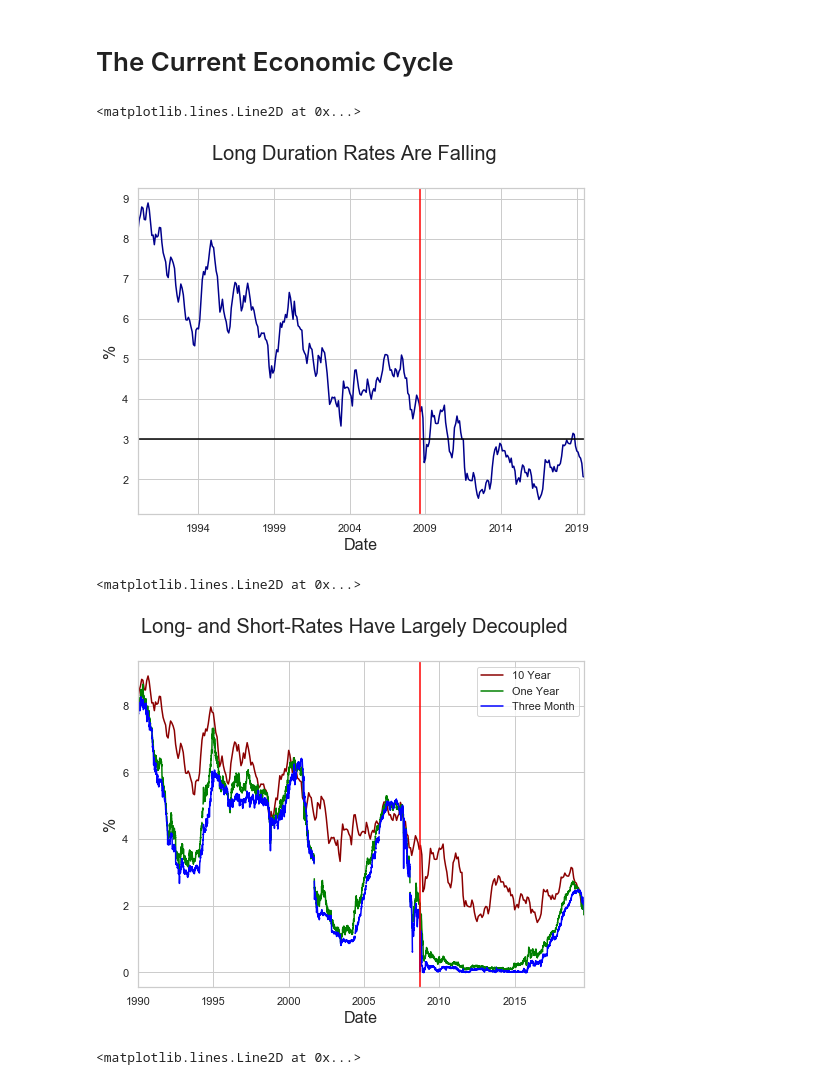
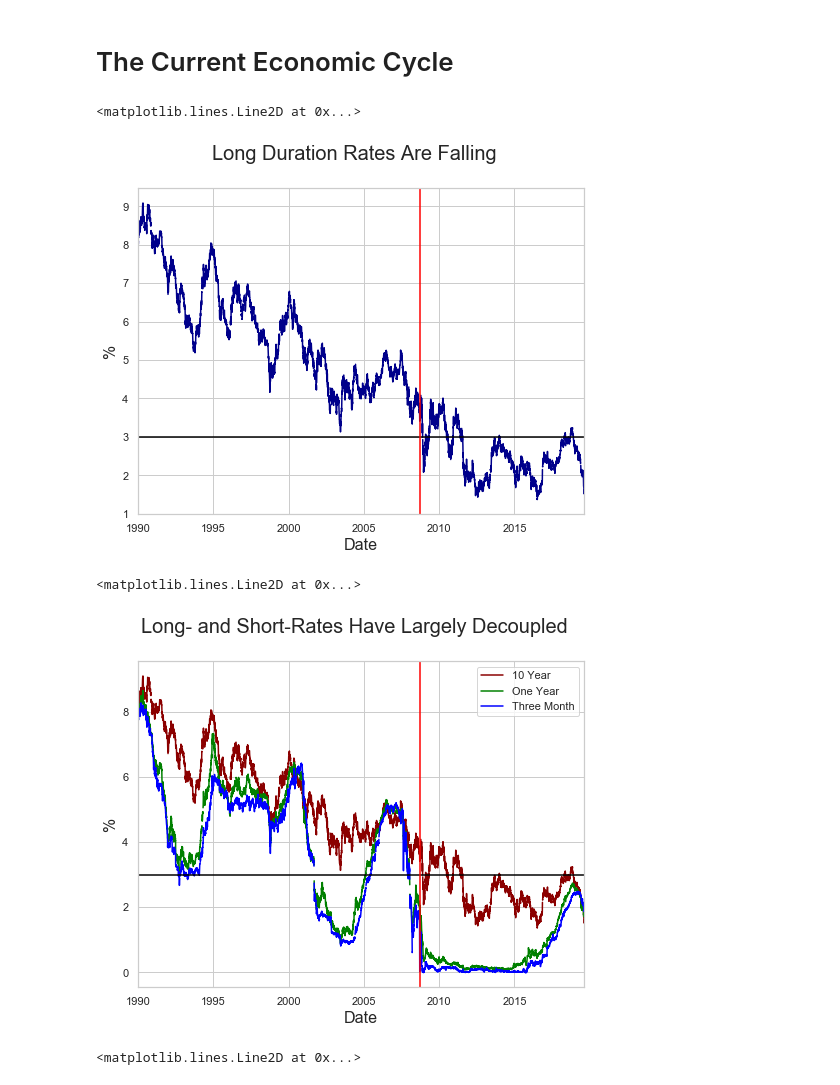
Before and after one commit to thsavage/Hirsh-Fellows-Real-Estate-Finance, a Jupyter notebook: Hirsh Scholars An Assessment of the Current State of Real Estate.ipynb, the cells around one changed output. Cells and saved outputs as stored; diff of their text form; code cells hidden in the pictures.

```diff
--- a/Hirsh Scholars An Assessment of the Current State of Real Estate.ipynb
+++ b/Hirsh Scholars An Assessment of the Current State of Real Estate.ipynb
@@ -47,19 +47,19 @@ Populating the interactive namespace from numpy and matplotlib
 # %% [markdown]
 # The Current Economic Cycle
 # %%
-ten_year = fred.get_series("GS10", observation_start='1990-01-01')
+ten_year = fred.get_series("DGS10", observation_start='1990-01-01')
 one_year = fred.get_series("DGS1", observation_start='1990-01-01')
 three_month = fred.get_series("DGS3MO", observation_start='1990-01-01')
 
 ten_year.plot(color='darkblue', figsize=(8, 6))
 plt.suptitle('Long Duration Rates Are Falling', fontsize=20)
 plt.xlabel('Date', fontsize=16)
 plt.ylabel('%', fontsize=16)
 plt.axhline(3.0, color="black")
 plt.axvline(dt.datetime(2008, 9, 15), color="red")
 # %% [output]
 <matplotlib.lines.Line2D at 0x...>
-[figure, old version]
+[figure, new version]
 # %%
 ten_year.plot(c='darkred', label='10 Year', figsize=(8, 6), )
 one_year.plot(c='green', label='One Year')
@@ -68,10 +68,11 @@ plt.suptitle('Long- and Short-Rates Have Largely Decoupled', fontsize=20)
 plt.legend()
 plt.xlabel('Date', fontsize=16)
 plt.ylabel('%', fontsize=16)
+plt.axhline(3.0, color="black")
 plt.axvline(dt.datetime(2008, 9, 15), color="red")
 # %% [output]
 <matplotlib.lines.Line2D at 0x...>
-[figure, old version]
+[figure, new version]
 # %%
 cap_rates = pd.read_excel("cap rates.xls", index_col='Date')
 cap_rates = cap_rates.drop(['GT10'], axis=1)
```
Also changed, not shown: parts of 2 cells of this notebook.
